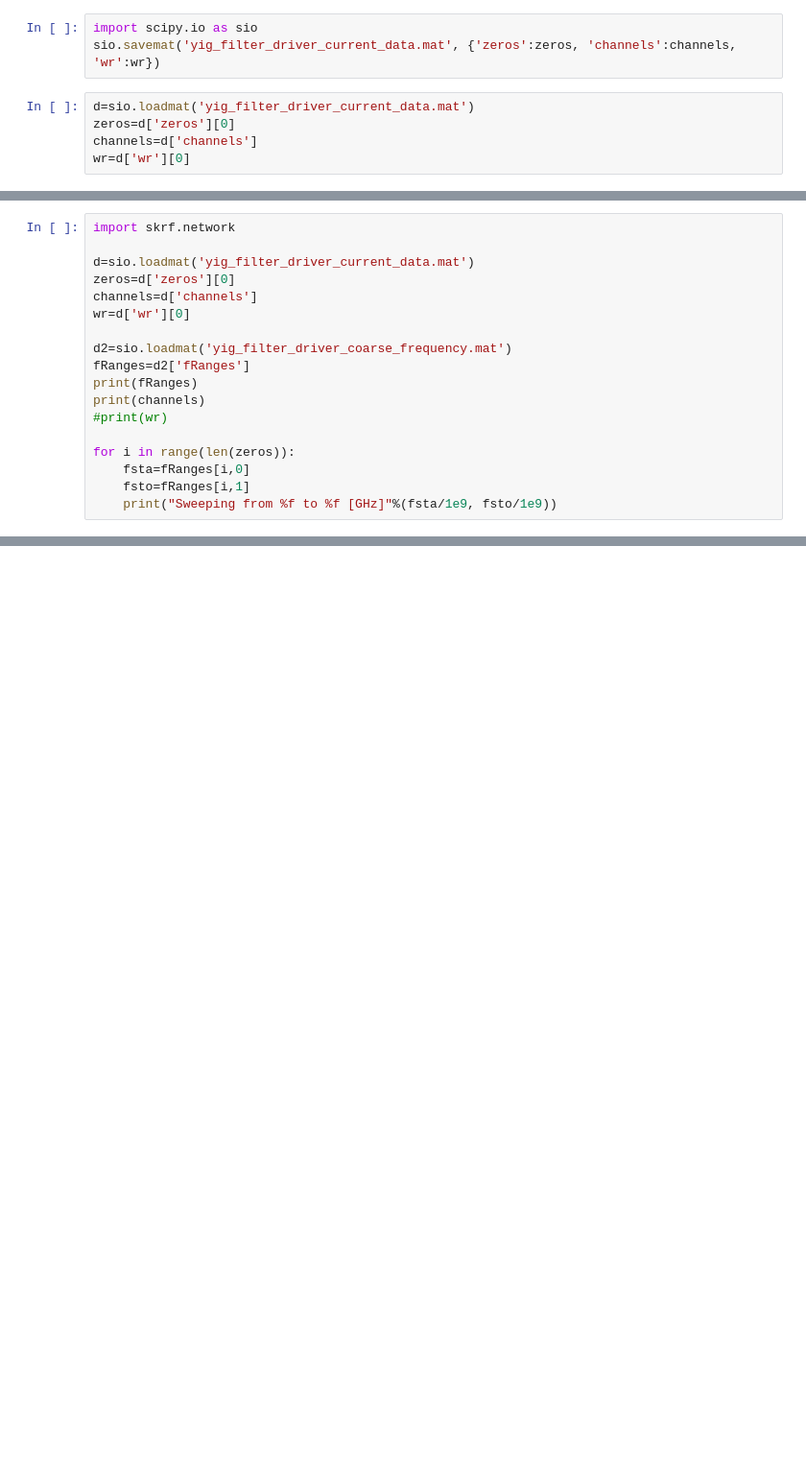
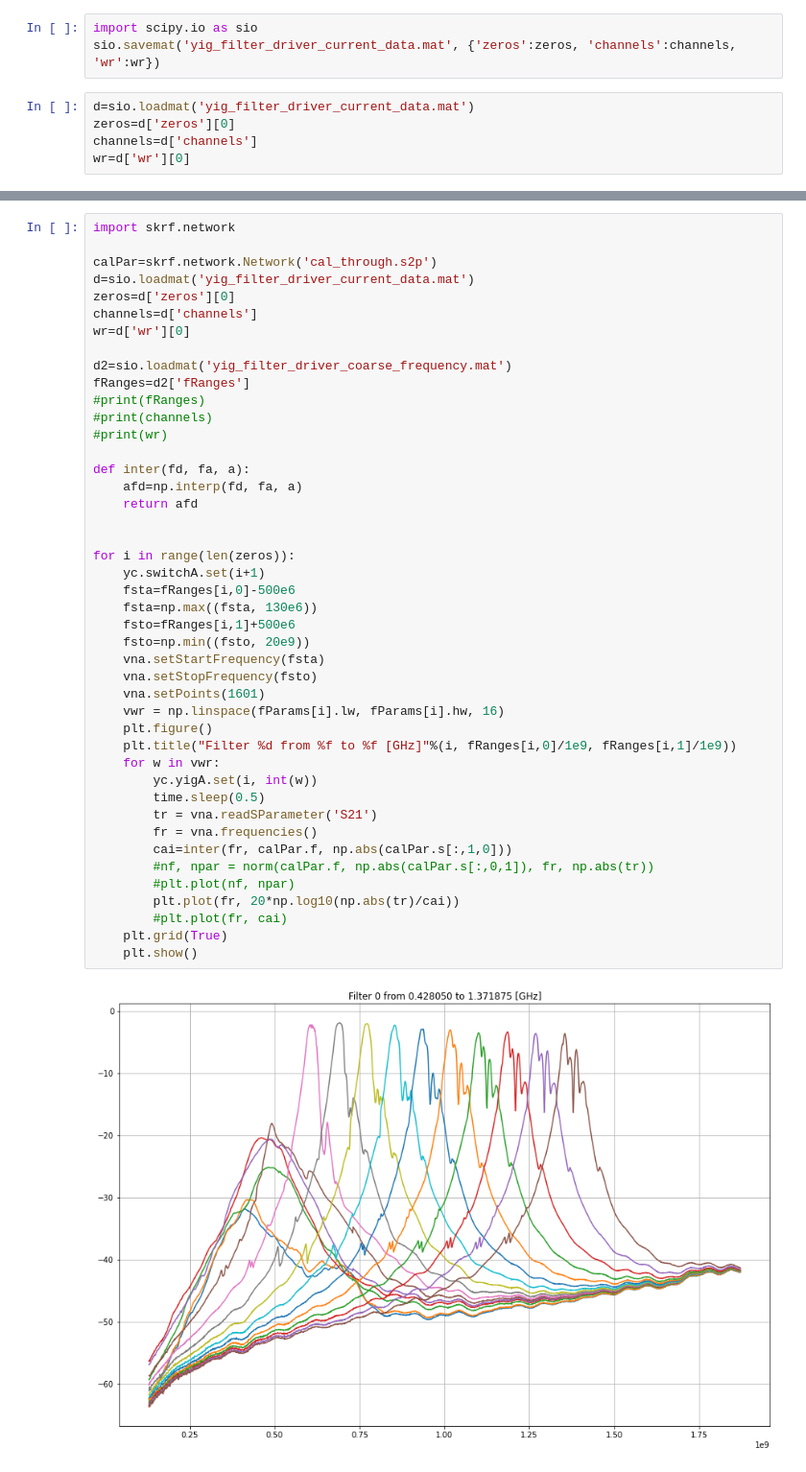
Before and after one commit to bjohan/yig_filter_bank_controller, a Jupyter notebook: py/yig_learning.ipynb, the cells around one changed output, grey strips where cells are left out. Shown at 96% size. Saved outputs shown, nothing was run; the diff lists cells and outputs as text; blank space fills up the shorter version.

Commit message:
Started adding coarse frequency sweep

```diff
--- a/py/yig_learning.ipynb
+++ b/py/yig_learning.ipynb
@@ -157,18 +154,0 @@ calPar.write_touchstone('cal_through.s2p')
-# %%
-import skrf.network
-
-d=sio.loadmat('yig_filter_driver_current_data.mat')
-zeros=d['zeros'][0]
-channels=d['channels']
-wr=d['wr'][0]
-
-d2=sio.loadmat('yig_filter_driver_coarse_frequency.mat')
-fRanges=d2['fRanges']
-print(fRanges)
-print(channels)
-#print(wr)
-
-for i in range(len(zeros)):
-    fsta=fRanges[i,0]
-    fsto=fRanges[i,1]
-    print("Sweeping from %f to %f [GHz]"%(fsta/1e9, fsto/1e9))
@@ -193,0 +155,46 @@ Sweeping from 1.967975 to 17.416900 [GHz]
+# %%
+import skrf.network
+
+calPar=skrf.network.Network('cal_through.s2p')
+d=sio.loadmat('yig_filter_driver_current_data.mat')
+zeros=d['zeros'][0]
+channels=d['channels']
+wr=d['wr'][0]
+
+d2=sio.loadmat('yig_filter_driver_coarse_frequency.mat')
+fRanges=d2['fRanges']
+#print(fRanges)
+#print(channels)
+#print(wr)
+
+def inter(fd, fa, a):
+    afd=np.interp(fd, fa, a)
+    return afd
+
+
+for i in range(len(zeros)):
+    yc.switchA.set(i+1)
+    fsta=fRanges[i,0]-500e6
+    fsta=np.max((fsta, 130e6))
+    fsto=fRanges[i,1]+500e6
+    fsto=np.min((fsto, 20e9))
+    vna.setStartFrequency(fsta)
+    vna.setStopFrequency(fsto)
+    vna.setPoints(1601)
+    vwr = np.linspace(fParams[i].lw, fParams[i].hw, 16)
+    plt.figure()
+    plt.title("Filter %d from %f to %f [GHz]"%(i, fRanges[i,0]/1e9, fRanges[i,1]/1e9))
+    for w in vwr:
+        yc.yigA.set(i, int(w))
+        time.sleep(0.5)
+        tr = vna.readSParameter('S21')
+        fr = vna.frequencies()
+        cai=inter(fr, calPar.f, np.abs(calPar.s[:,1,0]))
+        #nf, npar = norm(calPar.f, np.abs(calPar.s[:,0,1]), fr, np.abs(tr))
+        #plt.plot(nf, npar)
+        plt.plot(fr, 20*np.log10(np.abs(tr)/cai))
+        #plt.plot(fr, cai)
+    plt.grid(True)
+    plt.show()
+# %% [output]
+[figure, added]
```
Also changed, not shown: parts of 7 cells of this notebook, 2 other files.
